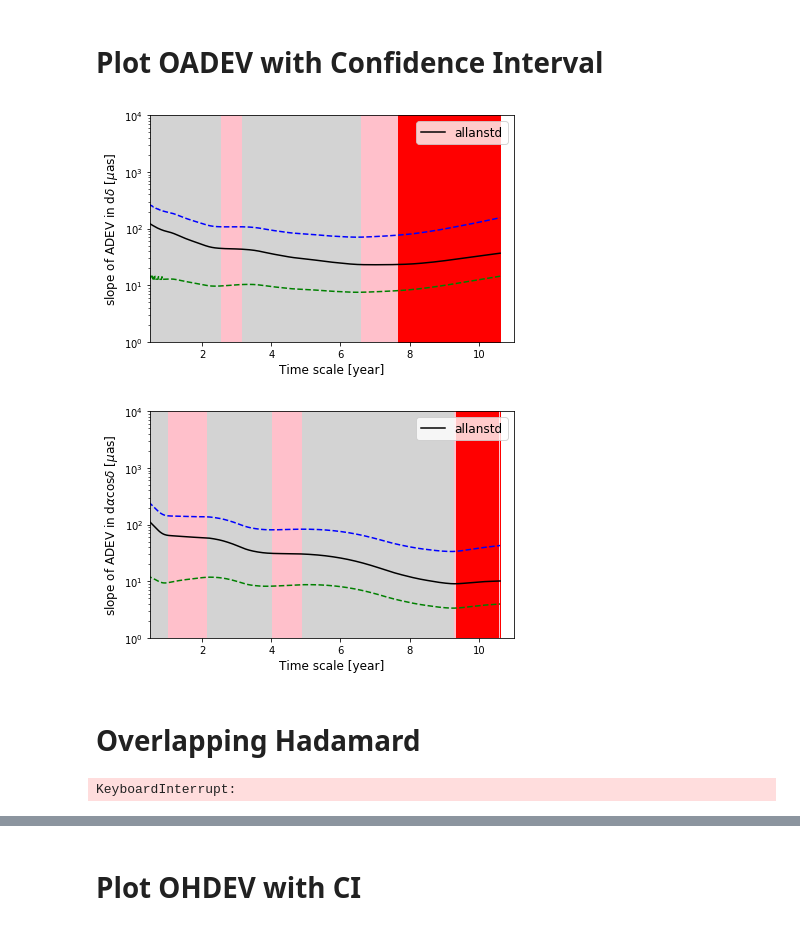
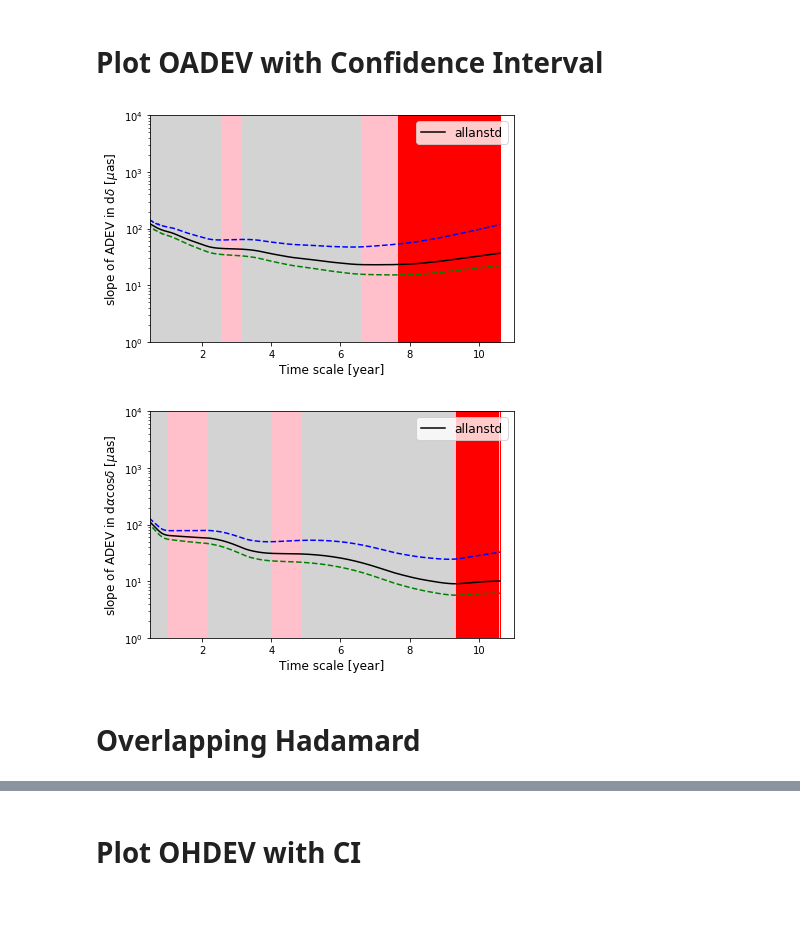
Before and after one commit to verasha/radio-sources, a Jupyter notebook: 1803+784_hadamard.ipynb, the cells around one changed output, grey strips where cells are left out. Saved outputs shown, nothing was run; the diff lists cells and outputs as text; code cells hidden in the pictures.

Commit message:
Fix conf interval plot

```diff
--- a/1803+784_hadamard.ipynb
+++ b/1803+784_hadamard.ipynb
@@ -139,28 +157,28 @@ tau_ra_year = [x/365.242198781 for x in tau_ra]
 # %%
 plt.figure()
 # Calculate the slopes
 slopes_dec = np.diff(np.log10(allanstd_dec)) / np.diff(np.log10(tau_dec))
 # Plot allanstd
 plt.plot(tau_dec_year,allanstd_dec,color='black',label='allanstd')
 # Color background according to the slopes / noise type
 plt.fill_between(tau_dec_year[1:], 1, 10**4, where= slopes_dec  < -0.25,color='lightgray',linewidth=1.0,zorder=1)
 plt.fill_between(tau_dec_year[1:], 1, 10**4, where= (-0.25 <= slopes_dec ) & (slopes_dec  <= 0.25),color='pink',linewidth=1.0)
 plt.fill_between(tau_dec_year[1:], 1, 10**4, where= slopes_dec  > 0.25,color='red',step='mid',linewidth=1.0)
 # Plot confidence interval
-plt.plot(tau_dec_year, allanstd_dec - ci_dec_low,color='green',linestyle='dashed')
+plt.plot(tau_dec_year, ci_dec_low,color='green',linestyle='dashed')
 # plt.plot(tau_dec_year, allanstd_mas + top_dec,color='yellow',linestyle='dashed')
-plt.plot(tau_dec_year, allanstd_dec + ci_dec_high,color='blue',linestyle='dashed')
-# plt.plot(tau_dec_year, allanstd_dec + scipy.stats.chi2.ppf(0.1/2,edfs_dec),color='yellow',linestyle='dashed')
+plt.plot(tau_dec_year, ci_dec_high,color='blue',linestyle='dashed')
+# plt.plot(tau_dec_year, allanstd_dec + ci_dec_high_alt,color='yellow',linestyle='dashed')
 
 plt.yscale('log')
 plt.xlabel('Time scale [year]', fontsize=12)
 plt.ylabel(r'slope of ADEV in d$\delta$ [$\mu$as]', fontsize=12)
 plt.legend(fontsize=12)
 plt.ylim(1,10**4)
 plt.xlim(0.5,11)
 plt.tight_layout()
 # %% [output]
-[figure, old version]
+[figure, new version]
 # %%
 plt.figure()
 # Calculate the slopes
@@ -172,8 +190,8 @@ plt.fill_between(tau_ra_year[1:], 1, 10**4, where= slopes_ra  < -0.25,color='lig
 plt.fill_between(tau_ra_year[1:], 1, 10**4, where= (-0.25 <= slopes_ra ) & (slopes_ra  <= 0.25),color='pink',linewidth=1.0)
 plt.fill_between(tau_ra_year[1:], 1, 10**4, where= slopes_ra  > 0.25,color='red',step='mid',linewidth=1.0)
 # Plot confidence interval
-plt.plot(tau_ra_year, allanstd_ra - ci_ra_low,color='green',linestyle='dashed')
-plt.plot(tau_ra_year, allanstd_ra + ci_ra_high,color='blue',linestyle='dashed')
+plt.plot(tau_ra_year, ci_ra_low,color='green',linestyle='dashed')
+plt.plot(tau_ra_year, ci_ra_high,color='blue',linestyle='dashed')
 
 plt.yscale('log')
 plt.xlabel('Time scale [year]', fontsize=12)
@@ -183,7 +201,7 @@ plt.ylim(1,10**4)
 plt.xlim(0.5,11)
 plt.tight_layout()
 # %% [output]
-[figure, old version]
+[figure, new version]
 # %% [markdown]
 # Overlapping Hadamard
 # %%
@@ -271,10 +289,8 @@ def hadoadev(y,t,error):
 
     return tau, hadstd
 # %%
-%%time
-tau_dec_had, hadstd_dec = hadoadev(df_sel_dec['Dec. (micas)'].values,df_sel_dec['MJD'].values,df_sel_dec['Err. Dec. (micas)'].values)
+# %%time
+# tau_dec_had, hadstd_dec = hadoadev(df_sel_dec['Dec. (micas)'].values,df_sel_dec['MJD'].values,df_sel_dec['Err. Dec. (micas)'].values)
-# %% [output]
-KeyboardInterrupt:
 # %%
 # %%time
 # tau_ra_had, hadstd_ra = hadoadev(df_sel_ra['RAcosDEC'].values,df_sel_ra['MJD'].values,df_sel_ra['Err. R.A. (micas)'].values)
```
Also changed, not shown: parts of 6 cells of this notebook.
